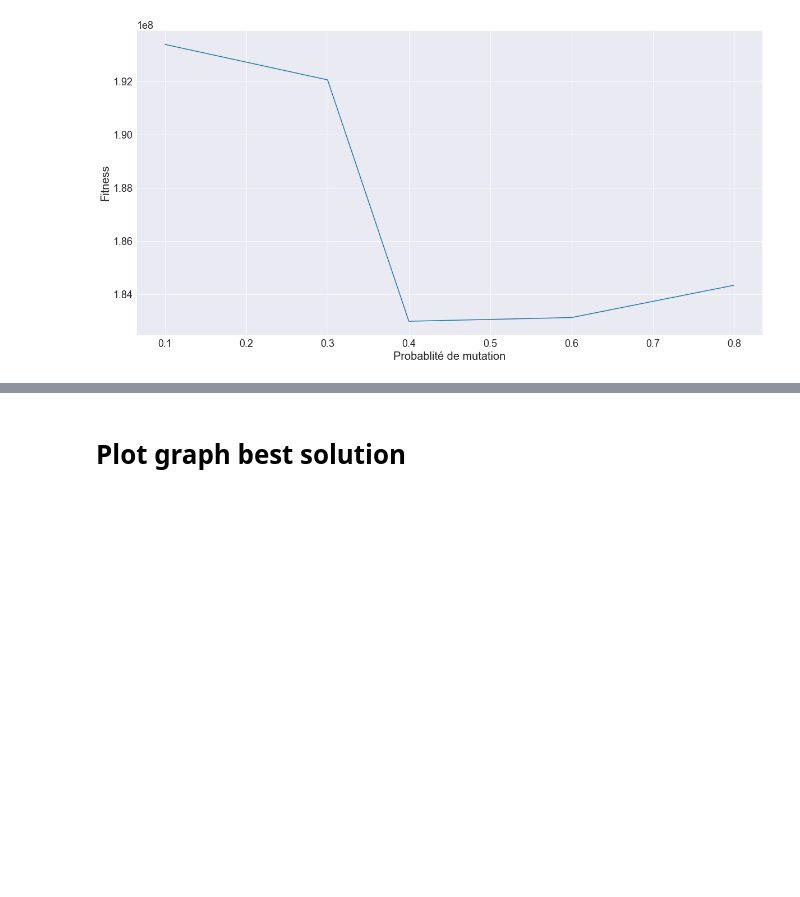
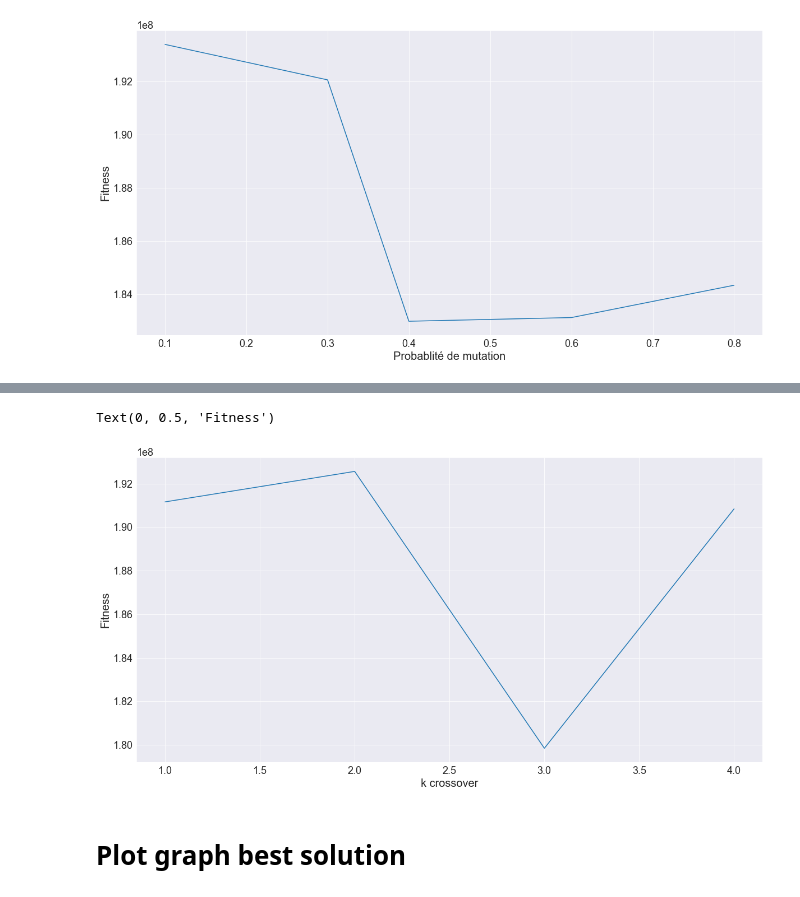
Before and after one commit to Syndorik/Genetic-Algorithm, a Jupyter notebook: graphs/graphs.ipynb, the cells around one changed output, grey strips where cells are left out. Drawn from its saved outputs; the diff is of its cells as text; code cells hidden in the pictures; blank space fills up the shorter version.

```diff
--- a/graphs/graphs.ipynb
+++ b/graphs/graphs.ipynb
@@ -166,3 +213,14 @@ Text(0, 0.5, 'Fitness')
+# %%
+plt.figure(figsize=(20,10))
+
+toprint = [(l,np.mean(np.array(tp[l]))) for l in tp]
+toprint = list(zip(*toprint))
+plt.plot(toprint[0],toprint[1])
+plt.xlabel("k crossover")
+plt.ylabel("Fitness")
+# %% [output]
+Text(0, 0.5, 'Fitness')
+[figure, added]
 # %% [markdown]
 # Plot graph best solution
 # %%
```
Also changed, not shown: parts of 6 cells of this notebook, 28 other files.
